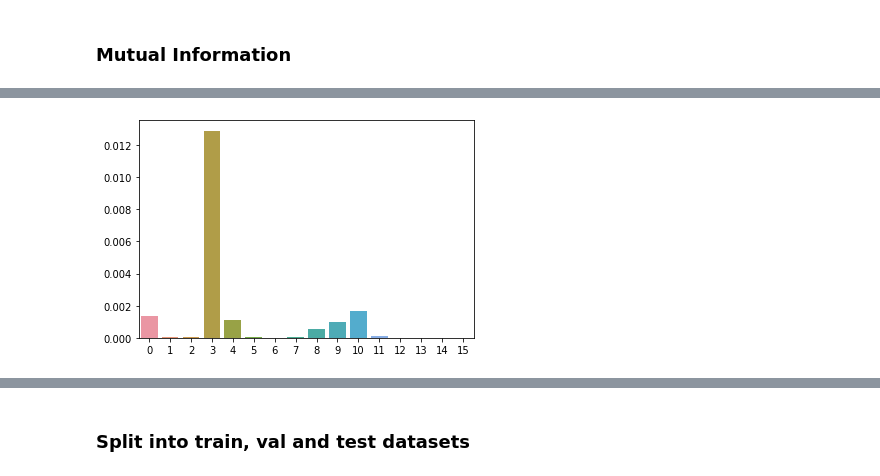
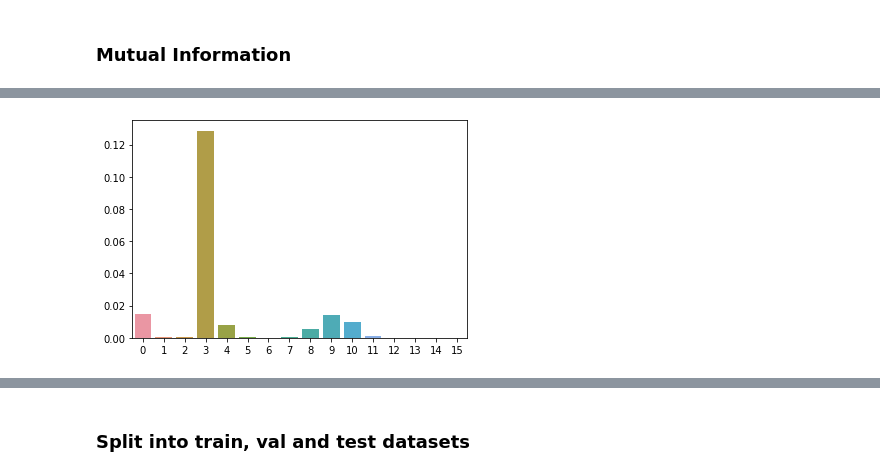
Before and after one commit to PiazzaBot/HelpfulResponses, a Jupyter notebook: data_analysis.ipynb, the cells around one changed output, grey strips where cells are left out. Cells and saved outputs as stored; diff of their text form; code cells hidden in the pictures.

Commit message:
add chi2 tests. Add seed so no mi avging is needed

```diff
--- a/data_analysis.ipynb
+++ b/data_analysis.ipynb
@@ -164,34 +164,13 @@ X_train = final_data.drop(labels=["is_helpful"], axis=1)
 def filter_dataset(dataset: DataFrame, features_to_keep: set):
     pass
 
-# def mutual_info_score(discrete_indices:list):
-#     return mutual_info_classif()
-
-def plot_mutual_info(X_train, y_train, continuous_features: set, select_k_best='all', transform=False, num_samples = 10):
-    """
-    Determine and plot MI scores b/w train data and targets. MI is useful since it works for both discrete and continuous features.
-    Chi-squared test only makes sense for discrete, nominal (as opposed to ordinal) features.
-
-    Can still run chi-squared on a subset of the features.
-    """
-    print(continuous_features)
+def mutual_info_score(X_train, y_train, continuous_features: set, num_samples = 10) -> List[float]:
     features = list(X_train.keys())
     discrete_indices = list(range(0, len(features)))
 
     # Remove continuous index features: q&a length, response time, post id, student/answerer id
     for f in continuous_features:
         discrete_indices.remove(features.index(f))
-
-
-    #my_score = partial(mutual_info_classif, discrete_features=discrete_indices)
-    #my_chi_scores = SelectKBest(score_func=chi2, k=select_k_best).fit(X_train, y_train).scores_
-
-
-
-    if select_k_best == 'all':
-        select_k_best = len(features)
-
-
 
     scores = None
     for i in range(num_samples):
@@ -204,13 +183,63 @@ def plot_mutual_info(X_train, y_train, continuous_features: set, select_k_best='
 
     scores = scores / num_samples
     scores = scores.tolist()
+    return scores
+
+def chi2_score(X_train, y_train) -> List[float]:
+    """
+    Measures dependence between categorical variables
+    """
+    pass
+
+
+
+    #return mutual_info_classif(X_train, y_train, discrete_features=discrete_indices)
+
+def plot_scores(X_train, y_train, select_k_best='all', num_samples=10, continuous_features:set=None, seed=0, score_func=mutual_info_classif):
+    """
+    Determine and plot MI scores b/w train data and targets. MI is useful since it works for both discrete and continuous features.
+    Chi-squared test only makes sense for discrete, nominal (as opposed to ordinal) features.
+
+    Can still run chi-squared on a subset of the features.
+    """
+
+    features = list(X_train.keys())
+
+
+
+    if score_func == mutual_info_classif:
+        discrete_indices = list(range(0, len(features)))
+        # Remove continuous index features: q&a length, response time, post id, student/answerer id
+        for f in continuous_features:
+            discrete_indices.remove(features.index(f))
+
+        score_func = partial(mutual_info_classif, discrete_features=discrete_indices, random_state=seed)
+
+
+    if select_k_best == 'all':
+        select_k_best = len(features)
+
+    scores = score_func(X_train, y_train)
+
+    # scores = None
+    # for i in range(num_samples):
+    #     if i == 0:
+    #         scores = score_func(X_train, y_train)
+    #         #scores = fs.fit(X_train, y_train).scores_
+    #     else:
+    #         scores += score_func(X_train, y_train)
+    #         #scores += fs.fit(X_train, y_train).scores_
+
+    # print(scores)
+    # scores = scores / num_samples
+    scores = scores.tolist()
 
     sns.barplot(x=list(range(0, len(features))), y=scores)
     #sns.barplot(x=list(range(0, len(features))), y=my_chi_scores)
 
     # Retrive top-k stores
 
-    sorted_scores = sorted(scores, reverse = True)
+    sorted_scores = sorted(scores, reverse=True)
     features = X_train.keys()
     score_indices = []
     feature_names = []
@@ -224,11 +253,13 @@ def plot_mutual_info(X_train, y_train, continuous_features: set, select_k_best='
 
 
 #fs = plot_mutual_info(X_train, y_train, continuous_features, select_k_best=5)
-feature_names, score_indices = plot_mutual_info(X_train, y_train, continuous_features, select_k_best=6)
-#fs.feature_names_in_
-#fs.scores_
-print(feature_names)
-print(score_indices)
+# feature_names, score_indices = plot_mutual_info(X_train, y_train, continuous_features, select_k_best=6)
 
-#features = list(X_train.keys())
+mi_feature_names, mi_score_indices = plot_scores(X_train, y_train, continuous_features=continuous_features, select_k_best=6)
+
+print(f"mi feature names is: {mi_feature_names}\nmi score_indices is {mi_score_indices}")
+
+#X_train_continuous = X_train.drop(list(continuous_features), axis=1)
+
+#chi2_feature_names, chi2_score_indices = plot_scores(X_train_continuous, y_train, select_k_best=6, score_func=chi2)
 # %% [output]
@@ -238 +268 @@ print(score_indices)
-[figure, old version]
+[figure, new version]
```
Also changed, not shown: parts of 3 cells of this notebook.
